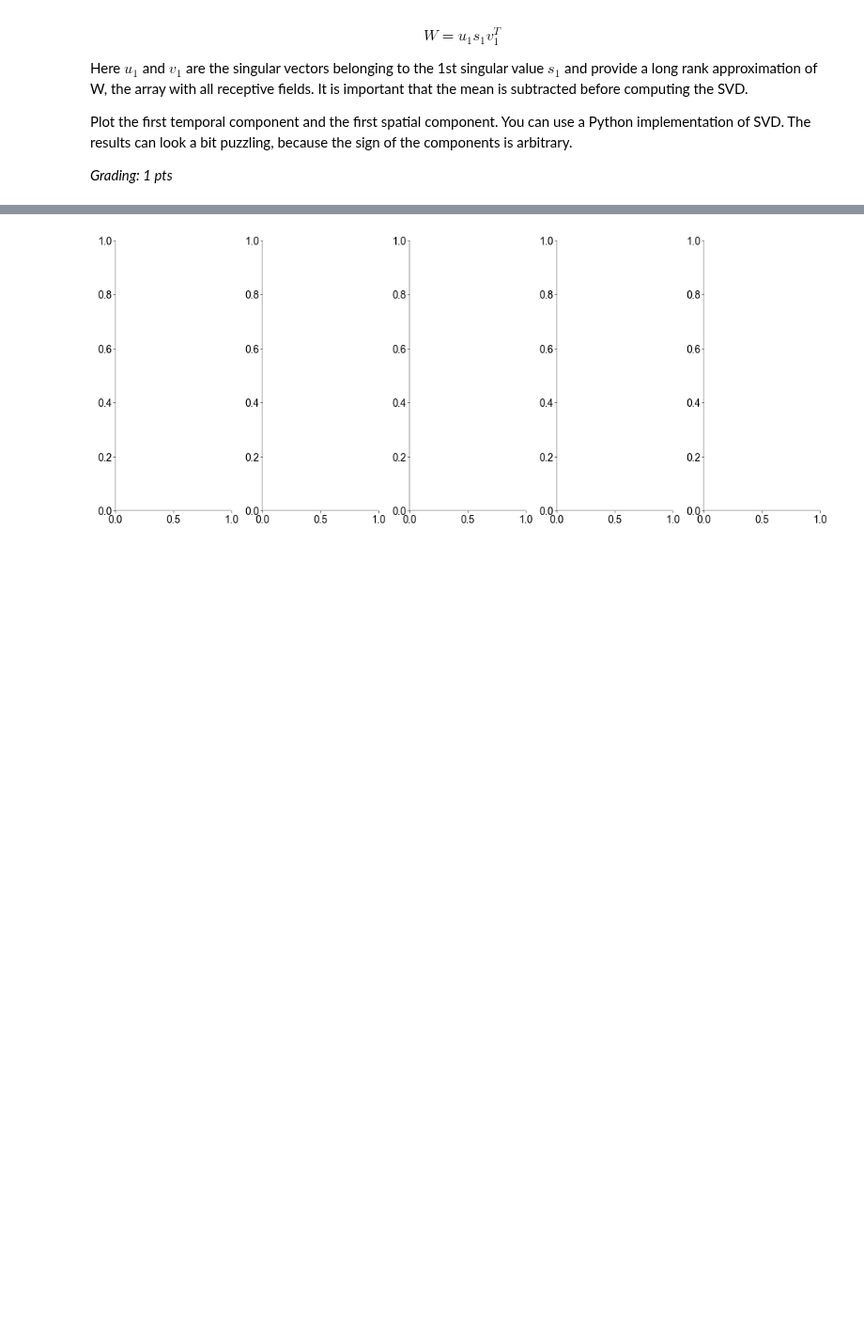
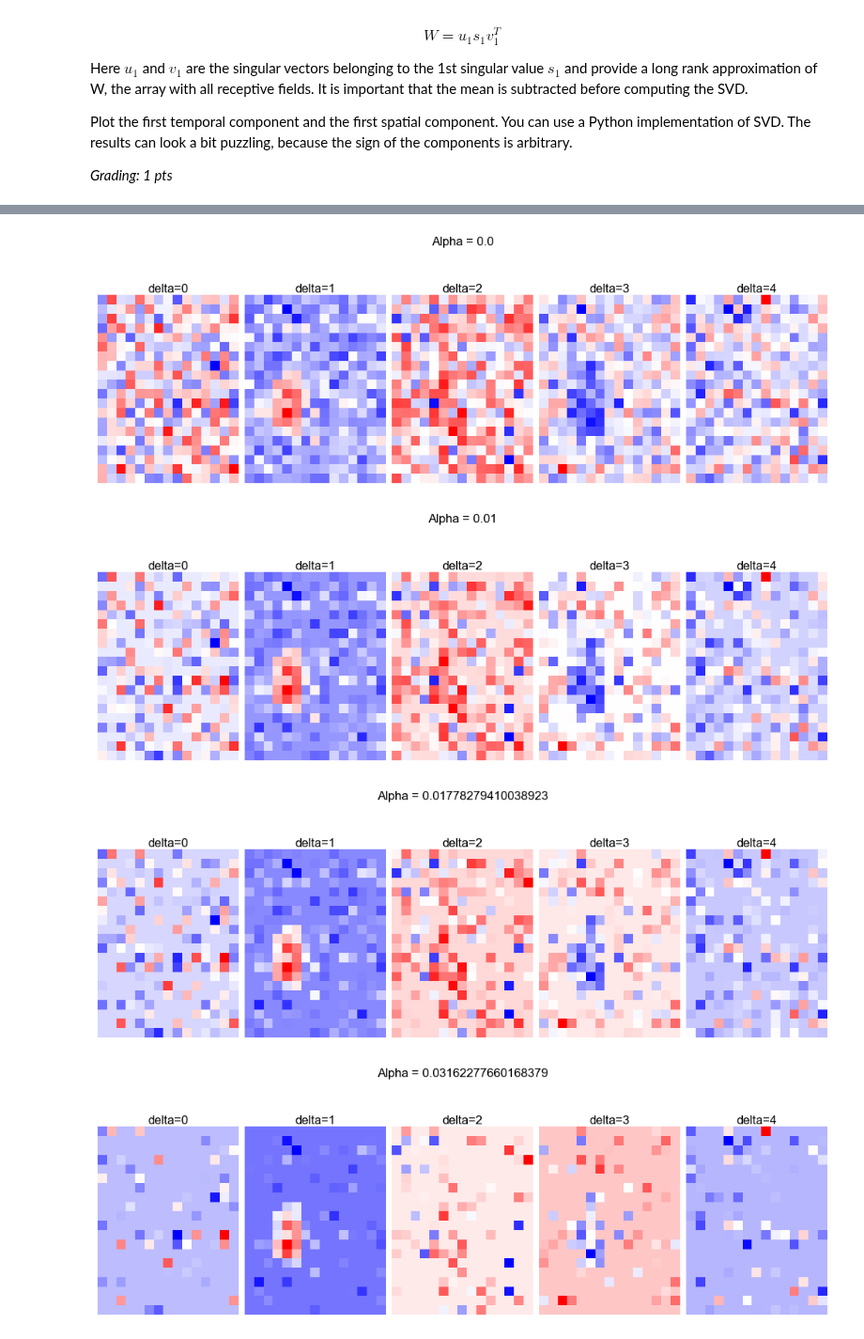
Before and after one commit to H-Kugler/neural-data-science, a Jupyter notebook: notebooks/CodingLab5_leandro.ipynb, the cells around one changed output, grey strips where cells are left out. Shown at 94% size. Drawn from its saved outputs; the diff is of its cells as text; code cells hidden in the pictures; blank space fills up the shorter version.

```diff
--- a/notebooks/CodingLab5_leandro.ipynb
+++ b/notebooks/CodingLab5_leandro.ipynb
@@ -140,7 +140,8 @@ def sample_lnp(w, nT, dt, R, v):
     # neuron with receptive field kernel w. (0.5 pts)
     # ------------------------------------------------
 
-    s = np.random.normal(0, np.sqrt(v), (w.shape[0], nT))
+    s = np.random.randint(0, 2, size=(len(w),nT)) * v
+    # s = np.random.normal(0, np.sqrt(v), (w.shape[0], nT))
     r = np.exp(w.T @ s) * dt * R
     c = np.random.poisson(r)
 
@@ -302,6 +303,7 @@ Create vector of spike counts
 # Bin the spike counts at the same temporal
 # resolution as the stimulus (0.5 pts)
 # ------------------------------------------
+spike_counts, _ = np.histogram(t, bins = trigger)
 # %% [markdown]
 Fit receptive field for each frame separately
 # %%
@@ -386,6 +437,5 @@ If you want to keep the Poisson noise model, you can use the implementation in [
 # %%
 from sklearn import linear_model
-
 # insert your code here
 
 # ------------------------------------------
@@ -393,14 +443,47 @@ from sklearn import linear_model
 # 0 to 4 frames separately (the same as before)
 # with sklern or pyglmnet (1 pt)
 # ------------------------------------------
+alphas = np.logspace(-2, -1, 5) # TODO maybe chosse these better
+deltas = [0, 1, 2, 3, 4]
+alphas = np.hstack([alphas, [100]])
 
-delta = [0, 1, 2, 3, 4]
+
+w_hat_reg = np.zeros((s.shape[0], len(alphas), len(deltas)))
+
+for i, alpha in enumerate(alphas):
+    for j, delta in enumerate(deltas):
+        shortened_s = s[:,:-delta] if delta != 0 else s
+        lagged_counts = spike_counts[delta:]
+
+        model = linear_model.Lasso(alpha=alpha)
+        w_hat_reg[:, i, j] = model.fit(shortened_s.T, lagged_counts).coef_
+
+# add case of no regularization
+alphas = np.hstack([[0], alphas])
+w_hat_reg = np.concatenate([w_hat[:, None, :], w_hat_reg], axis=1)
 # %%
 # ------------------------------------------
 # plot the estimated receptive fields (1 pt)
 # ------------------------------------------
 
-fig, ax = plt.subplot_mosaic(mosaic=[delta], figsize=(10,4), constrained_layout=True)
+for i, alpha in enumerate(alphas):
+    fig, ax = plt.subplot_mosaic(mosaic=[deltas], figsize=(10,4), constrained_layout=True)
+    fig.suptitle(f'Alpha = {alpha}')
+    for j, delta in enumerate(deltas):
+        sns.heatmap(
+            w_hat_reg[:,i, j].reshape(20, 15),
+            ax = ax[delta],
+            cmap = "bwr",
+            square = True,
+            cbar = False,
+            yticklabels=False,
+            xticklabels=False
+        )
+        ax[delta].set_title(f'{delta=}')
+
 # add plot
 # %% [output]
-[figure, old version]
+[figure, new version]
+[figure, added]
+[figure, added]
+[figure, added]
```
Also changed, not shown: parts of 10 cells of this notebook.
